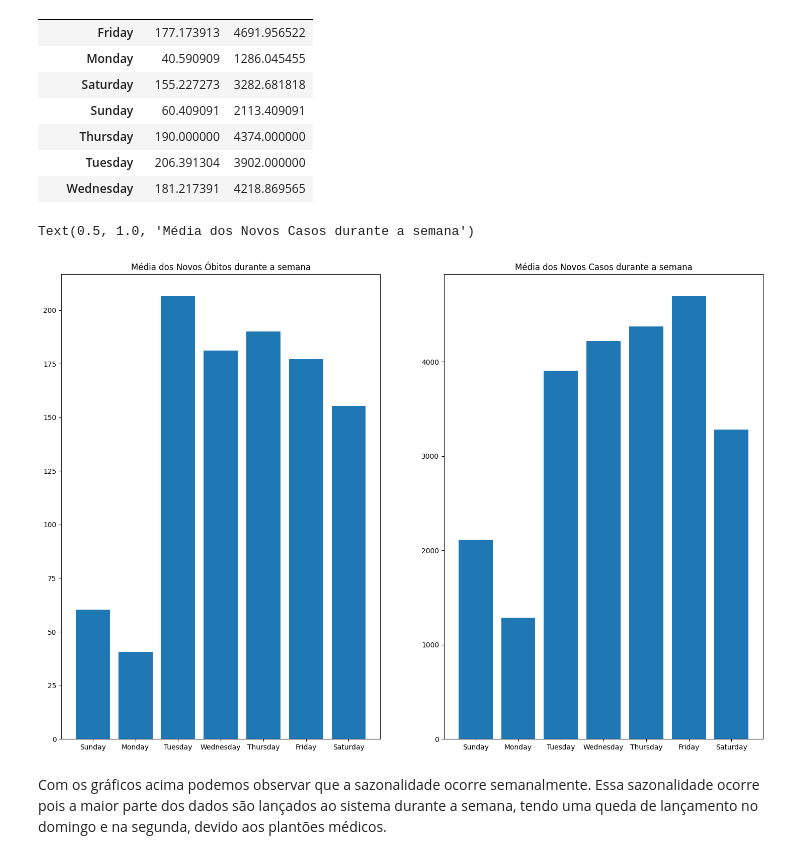
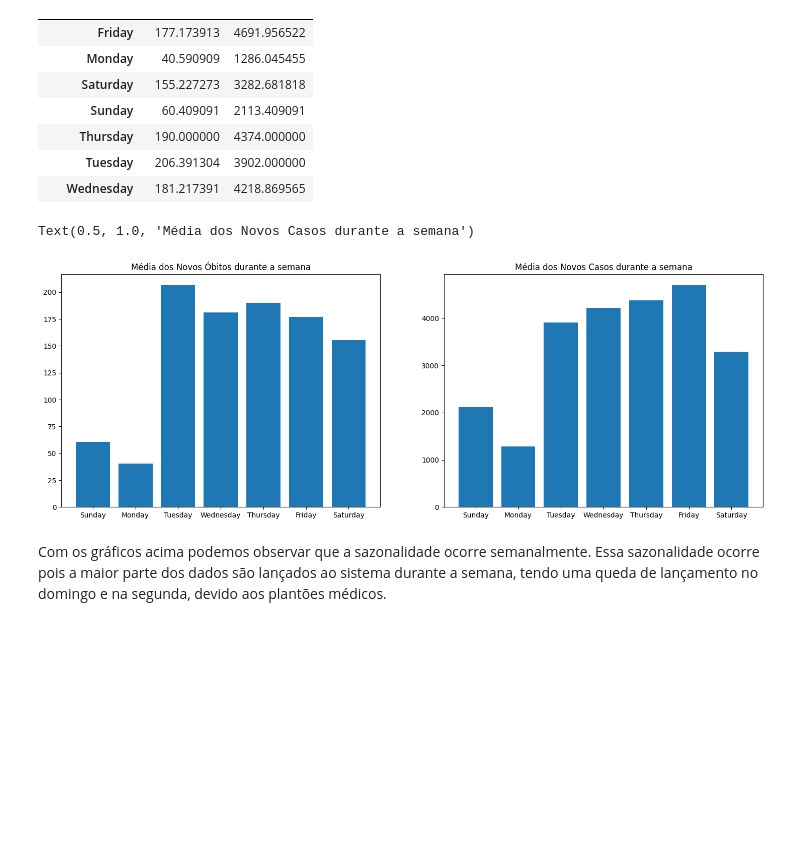
Before and after one commit to JosianeCampos/Analise---COVID-19, a Jupyter notebook: analise_COVID_19.ipynb, the cells around one changed output. Drawn from its saved outputs; the diff is of its cells as text; code cells hidden in the pictures; blank space fills up the shorter version.

```diff
--- a/analise_COVID_19.ipynb
+++ b/analise_COVID_19.ipynb
@@ -250,16 +250,16 @@ grupo
 # %%
 grupo = grupo.reindex(['Sunday','Monday','Tuesday','Wednesday','Thursday','Friday','Saturday'])
 # %%
-area = plt.figure(figsize = (18,12))
+area = plt.figure(figsize = (18,6))
 g1 = area.add_subplot(1,2,1)
 g2 = area.add_subplot(1,2,2)
 g1.bar(grupo.index, grupo.novosObitos)
 g1.set_title('Média dos Novos Óbitos durante a semana')
 g2.bar(grupo.index, grupo.novosCasos)
 g2.set_title('Média dos Novos Casos durante a semana')
 # %% [output]
 Text(0.5, 1.0, 'Média dos Novos Casos durante a semana')
-[figure, old version]
+[figure, new version]
 # %% [markdown]
 Com os gráficos acima podemos observar que a sazonalidade ocorre semanalmente. Essa sazonalidade ocorre pois a maior parte dos dados são lançados
 ao sistema durante a semana, tendo uma queda de lançamento no domingo e na segunda, devido aos plantões médicos.
```
Also changed, not shown: parts of 27 cells of this notebook.
